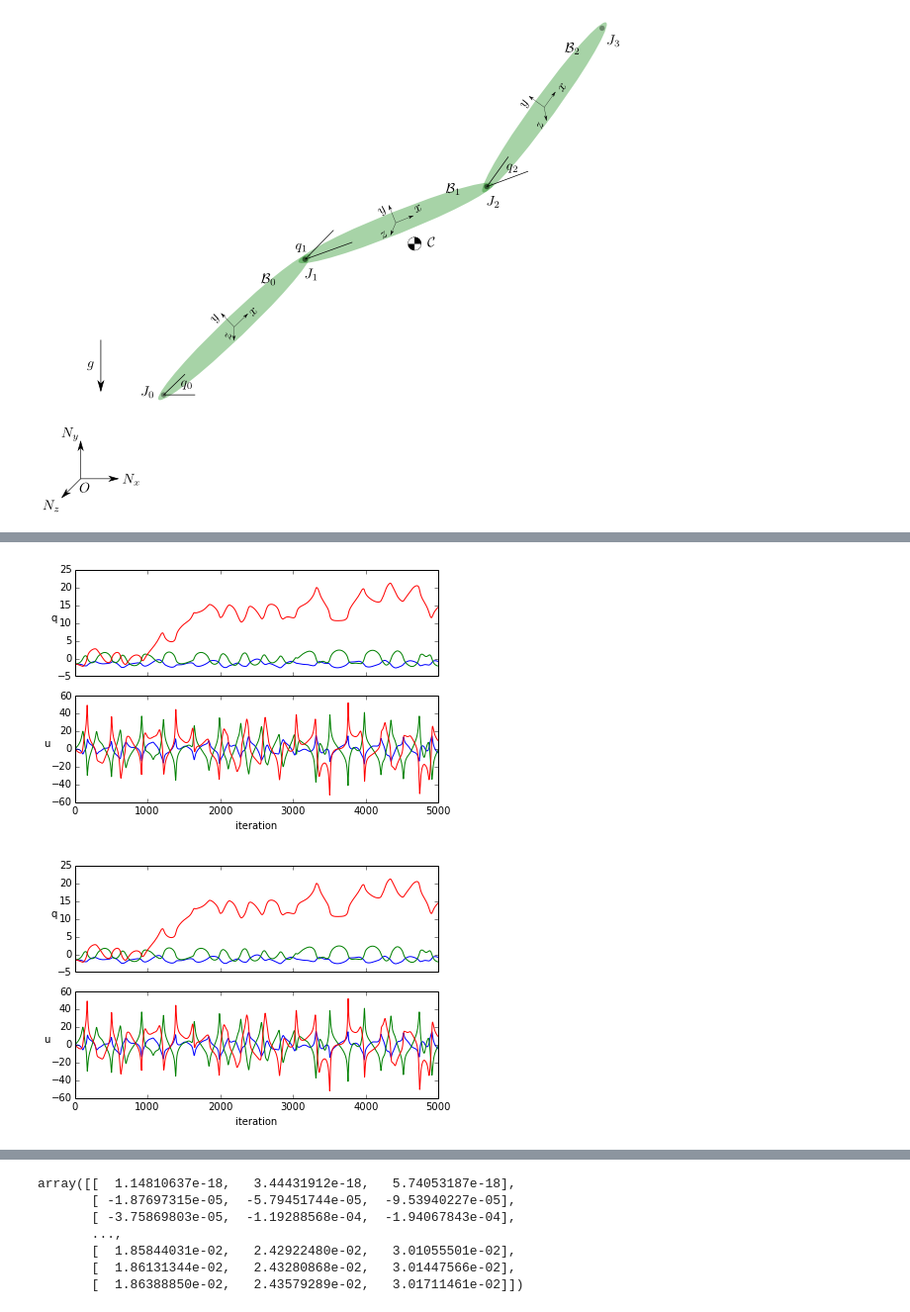
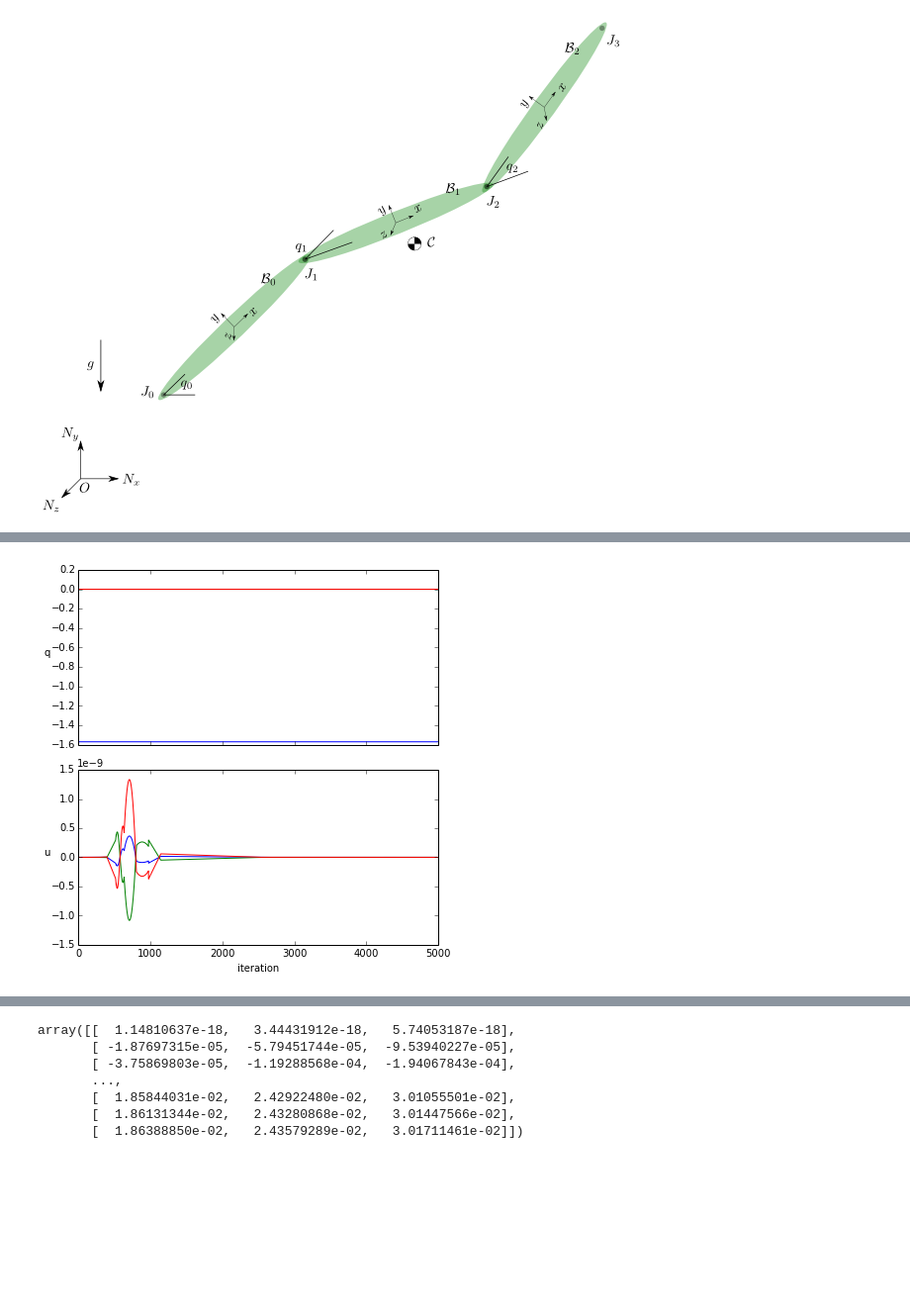
Before and after one commit to isaacyeaton/snaketurn, a Jupyter notebook: 3 link snake - fixed head.ipynb, the cells around one changed output, grey strips where cells are left out. Shown at 99% size. Cells and saved outputs as stored; diff of their text form; code cells hidden in the pictures; blank space fills up the shorter version.

```diff
--- a/3 link snake - fixed head.ipynb
+++ b/3 link snake - fixed head.ipynb
@@ -174,7 +167,7 @@ param_names = [g, m0, l0, Izz0, m1, l1, Izz1, m2, l2, Izz2]
 param_vals = [9.81, ms, ls, Izzs, ms, ls, Izzs, ms, ls, Izzs]
 
 # dummy symbols used for dynamamic variables
-dyn_symbols = qs + us
+dyn_symbols = coords + speeds
 dummy_symbols = [sym.Dummy() for i in dyn_symbols]
 dummy_dict = dict(zip(dyn_symbols, dummy_symbols))
 
@@ -201,12 +194,13 @@ def rhs_partial(x, t, args):
     return dx
 
 # initial conditions
-qstart = (np.pi / 2, np.pi / 2, np.pi / 2)
-ustart = (0.5, 0.5, 0.5)
+qstart = (np.pi / 4, np.pi / 4, np.pi / 4)
+ustart = (0, 0, 0)  # (0.5, 0.5, 0.5)
+ustart = (0, -1.5, 1.5)
 
 # stable ICs
-qstart = -np.pi / 2 * np.ones(3)
-ustart = 0 * np.ones(3)
+qstart = (-np.pi / 2, 0, 0)
+ustart = (0, 0, 0)
 
 x0 = np.hstack((qstart, ustart))
 t = linspace(0, 10, 5001)
@@ -229,35 +221,34 @@ Elapsed time: 2.19 sec
 # %%
-fig, (ax1, ax2) = plt.subplots(2, 1, sharex=True, figsize=(6, 4))
+fig, (ax1, ax2) = plt.subplots(2, 1, sharex=True, figsize=(6, 6))
 
 ax1.plot(y1[0])
 ax1.plot(y1[1])
 ax1.plot(y1[2])
 
 ax2.plot(y1[3])
 ax2.plot(y1[4])
 ax2.plot(y1[5])
 
 # ax1.plot(y2[0])
 # ax1.plot(y2[1])
 # ax1.plot(y2[2])
 
 # ax2.plot(y2[3])
 # ax2.plot(y2[4])
 # ax2.plot(y2[5])
 
 # ax1.set_ylim(-15, 15)
 # ax2.set_ylim(-50, 50)
 
 ax2.set_xlabel('iteration')
 ax1.set_ylabel('q', rotation='horizontal')
 ax2.set_ylabel('u', rotation='horizontal')
 
 fig.tight_layout()
 
-display(fig)
+#display(fig)
 # %% [output]
-[figure, old version]
+[figure, new version]
-[figure, removed]
 # %%
 from matplotlib import animation
 from matplotlib.patches import Ellipse, Rectangle
```
Also changed, not shown: parts of 13 cells of this notebook.
